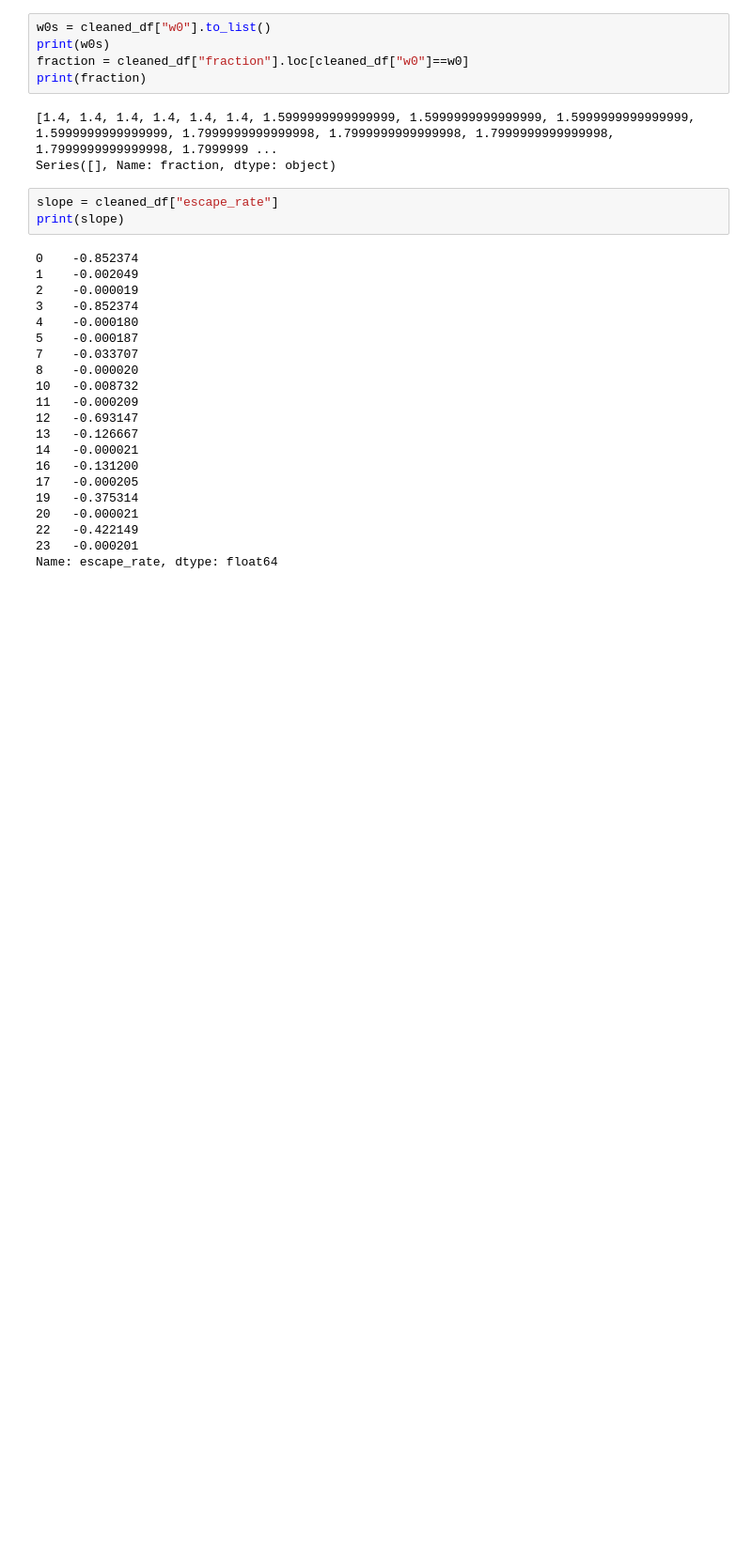
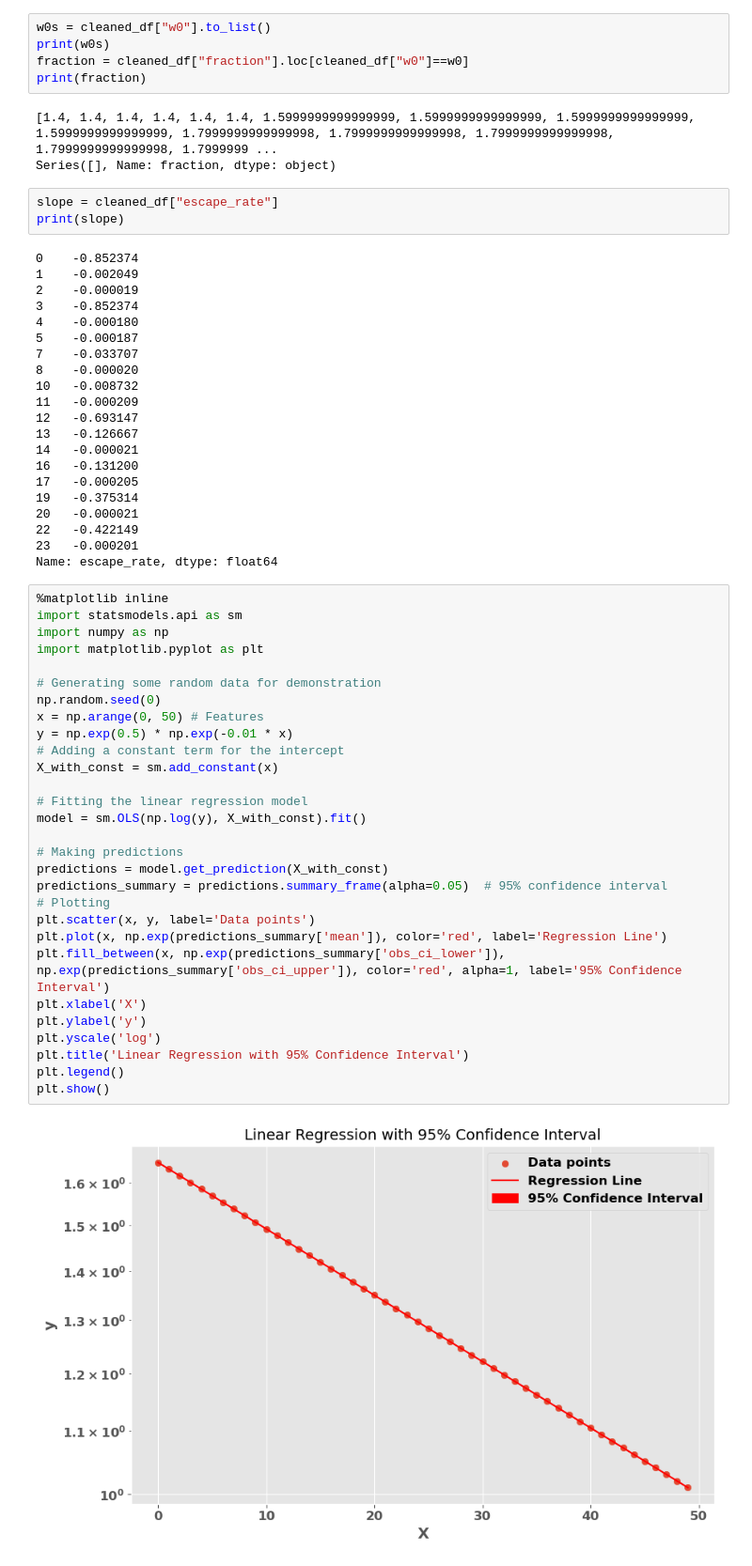
Before and after one commit to gcorlouer/SLTforSGD, a Jupyter notebook: notebooks/check_regression.ipynb, the cells around one changed output. Shown at 94% size. Drawn from its saved outputs; the diff is of its cells as text; blank space fills up the shorter version.

```diff
--- a/notebooks/check_regression.ipynb
+++ b/notebooks/check_regression.ipynb
@@ -156,3 +156,34 @@ print(slope)
 22   -0.422149
 23   -0.000201
 Name: escape_rate, dtype: float64
+# %%
+%matplotlib inline
+import statsmodels.api as sm
+import numpy as np
+import matplotlib.pyplot as plt
+
+# Generating some random data for demonstration
+np.random.seed(0)
+x = np.arange(0, 50) # Features
+y = np.exp(0.5) * np.exp(-0.01 * x)
+# Adding a constant term for the intercept
+X_with_const = sm.add_constant(x)
+
+# Fitting the linear regression model
+model = sm.OLS(np.log(y), X_with_const).fit()
+
+# Making predictions
+predictions = model.get_prediction(X_with_const)
+predictions_summary = predictions.summary_frame(alpha=0.05)  # 95% confidence interval
+# Plotting
+plt.scatter(x, y, label='Data points')
+plt.plot(x, np.exp(predictions_summary['mean']), color='red', label='Regression Line')
+plt.fill_between(x, np.exp(predictions_summary['obs_ci_lower']), np.exp(predictions_summary['obs_ci_upper']), color='red', alpha=1, label='95% Confidence Interval')
+plt.xlabel('X')
+plt.ylabel('y')
+plt.yscale('log')
+plt.title('Linear Regression with 95% Confidence Interval')
+plt.legend()
+plt.show()
+# %% [output]
+[figure, added]
```
Also changed, not shown: 2 other files.
